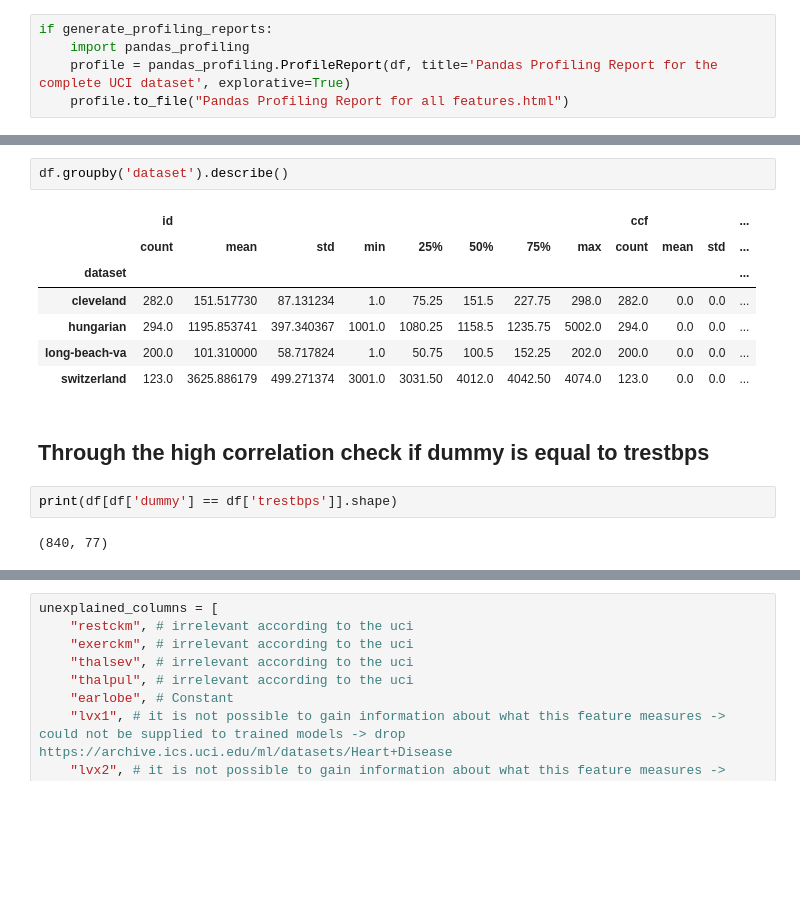
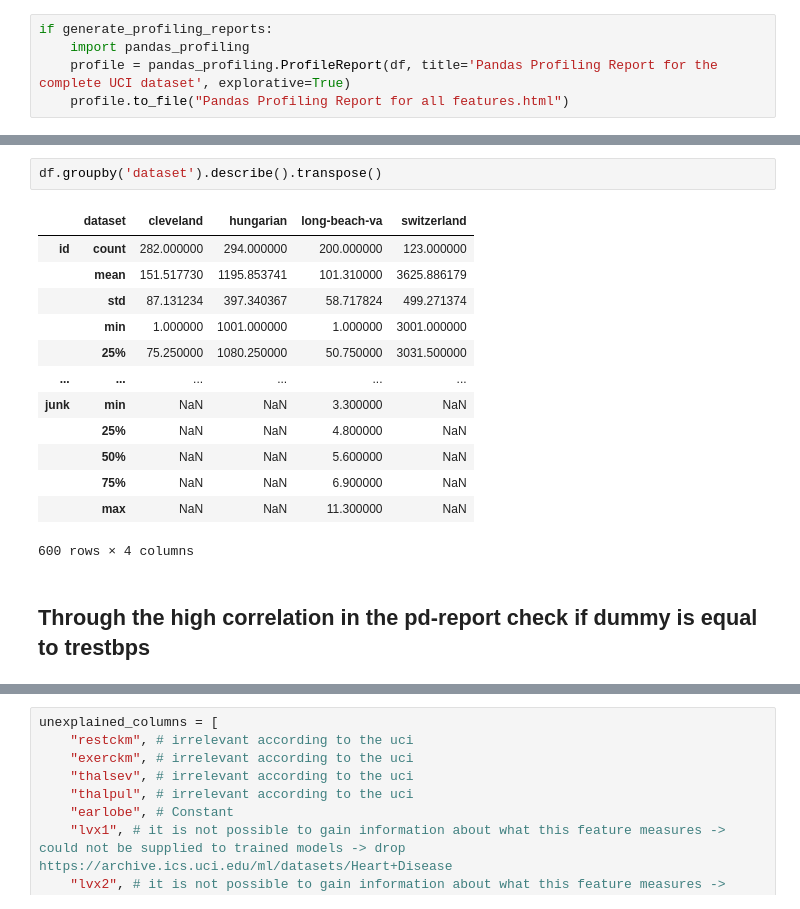
Before and after one commit to FinnHuelsbusch/UniMannheim-DataMining, a Jupyter notebook: Analyse.ipynb, the cells around one changed output, grey strips where cells are left out. Saved outputs shown, nothing was run; the diff lists cells and outputs as text; blank space fills up the shorter version.

```diff
--- a/Analyse.ipynb
+++ b/Analyse.ipynb
@@ -58,16 +69,18 @@ if generate_profiling_reports:
 # %%
-df.groupby('dataset').describe()
+df.groupby('dataset').describe().transpose()
 # %% [output]
-|  | id |  |  |  |  |  |  |  | ccf |  |  | ... |
-|  | count | mean | std | min | 25% | 50% | 75% | max | count | mean | std | ... |
-| dataset |  |  |  |  |  |  |  |  |  |  |  | ... |
-| cleveland | 282.0 | 151.517730 | 87.131234 | 1.0 | 75.25 | 151.5 | 227.75 | 298.0 | 282.0 | 0.0 | 0.0 | ... |
-| hungarian | 294.0 | 1195.853741 | 397.340367 | 1001.0 | 1080.25 | 1158.5 | 1235.75 | 5002.0 | 294.0 | 0.0 | 0.0 | ... |
-| long-beach-va | 200.0 | 101.310000 | 58.717824 | 1.0 | 50.75 | 100.5 | 152.25 | 202.0 | 200.0 | 0.0 | 0.0 | ... |
-| switzerland | 123.0 | 3625.886179 | 499.271374 | 3001.0 | 3031.50 | 4012.0 | 4042.50 | 4074.0 | 123.0 | 0.0 | 0.0 | ... |
+|  | dataset | cleveland | hungarian | long-beach-va | switzerland |
+| id | count | 282.000000 | 294.000000 | 200.000000 | 123.000000 |
+|  | mean | 151.517730 | 1195.853741 | 101.310000 | 3625.886179 |
+|  | std | 87.131234 | 397.340367 | 58.717824 | 499.271374 |
+|  | min | 1.000000 | 1001.000000 | 1.000000 | 3001.000000 |
+|  | 25% | 75.250000 | 1080.250000 | 50.750000 | 3031.500000 |
+| ... | ... | ... | ... | ... | ... |
+| junk | min | NaN | NaN | 3.300000 | NaN |
+|  | 25% | NaN | NaN | 4.800000 | NaN |
+|  | 50% | NaN | NaN | 5.600000 | NaN |
+|  | 75% | NaN | NaN | 6.900000 | NaN |
+|  | max | NaN | NaN | 11.300000 | NaN |
+600 rows × 4 columns
 # %% [markdown]
-## Through the high correlation check if dummy is equal to trestbps
+## Through the high correlation in the pd-report check if dummy is equal to trestbps
-# %%
-print(df[df['dummy'] == df['trestbps']].shape)
-# %% [output]
-(840, 77)
```
Also changed, not shown: parts of 86 cells of this notebook, 9 other files.
